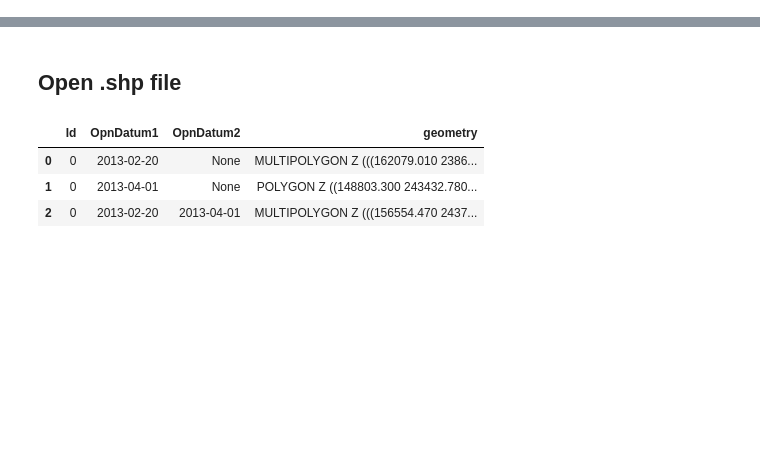
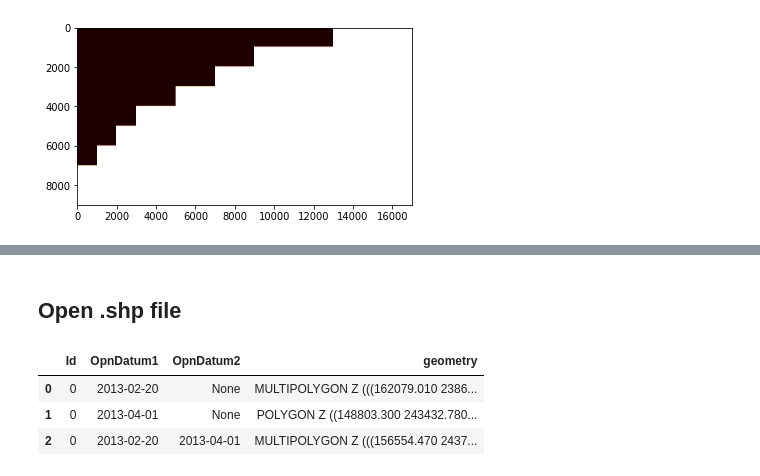
Before and after one commit to kpranke/3D_houses, a Jupyter notebook: 3D Houses.ipynb, the cells around one changed output, grey strips where cells are left out. Drawn from its saved outputs; the diff is of its cells as text; code cells hidden in the pictures; blank space fills up the shorter version.

```diff
--- a/3D Houses.ipynb
+++ b/3D Houses.ipynb
@@ -43,0 +205,5 @@ df.head()
+# %%
+pyplot.imshow(terrain_ra.read(1), cmap='pink')
+pyplot.show()
+# %% [output]
+[figure, added]
```
Also changed, not shown: parts of 42 cells of this notebook.
